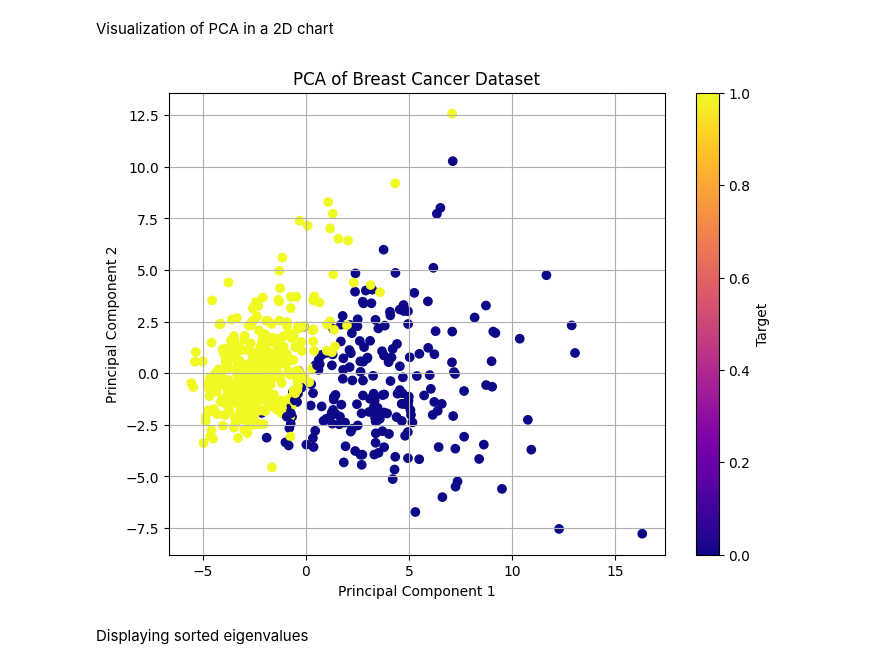
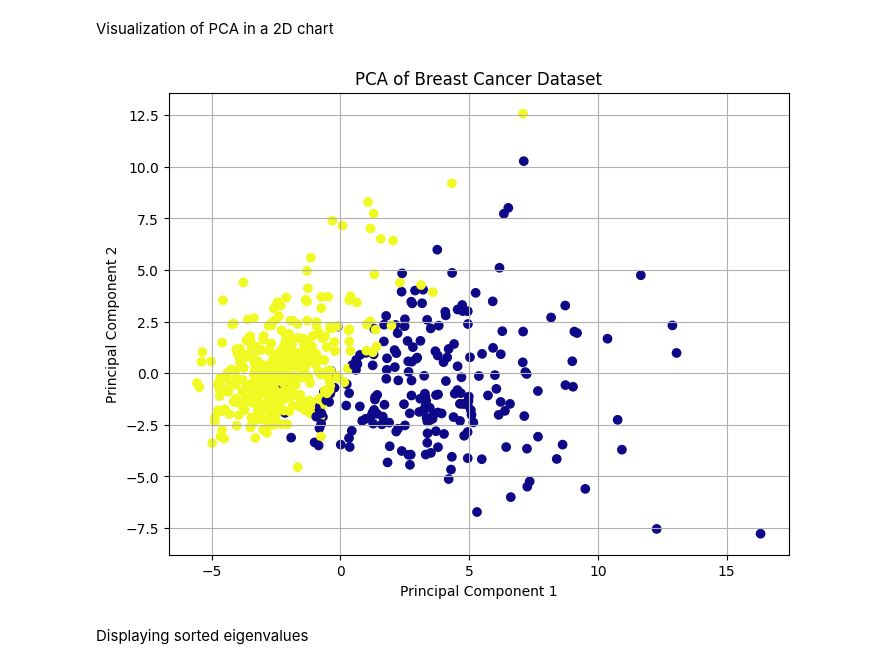
Before and after one commit to a24ibrah/ECE9039B-Winter-2024, a Jupyter notebook: codes/Tutorial2.1.ipynb, the cells around one changed output. Drawn from its saved outputs; the diff is of its cells as text; code cells hidden in the pictures.

```diff
--- a/codes/Tutorial2.1.ipynb
+++ b/codes/Tutorial2.1.ipynb
@@ -45,14 +45,13 @@ Visualization of PCA in a 2D chart
 # %%
 plt.figure(figsize=(8,6))
 plt.scatter(X_pca[:, 0], X_pca[:, 1], c=data.target, cmap='plasma')
 plt.xlabel('Principal Component 1')
 plt.ylabel('Principal Component 2')
 plt.title('PCA of Breast Cancer Dataset')
-plt.colorbar(label='Target')
 plt.grid(True)
 plt.show()
 # %% [output]
-[figure, old version]
+[figure, new version]
 # %% [markdown]
 Displaying sorted eigenvalues
 # %%
```
Also changed, not shown: 2 other files.
